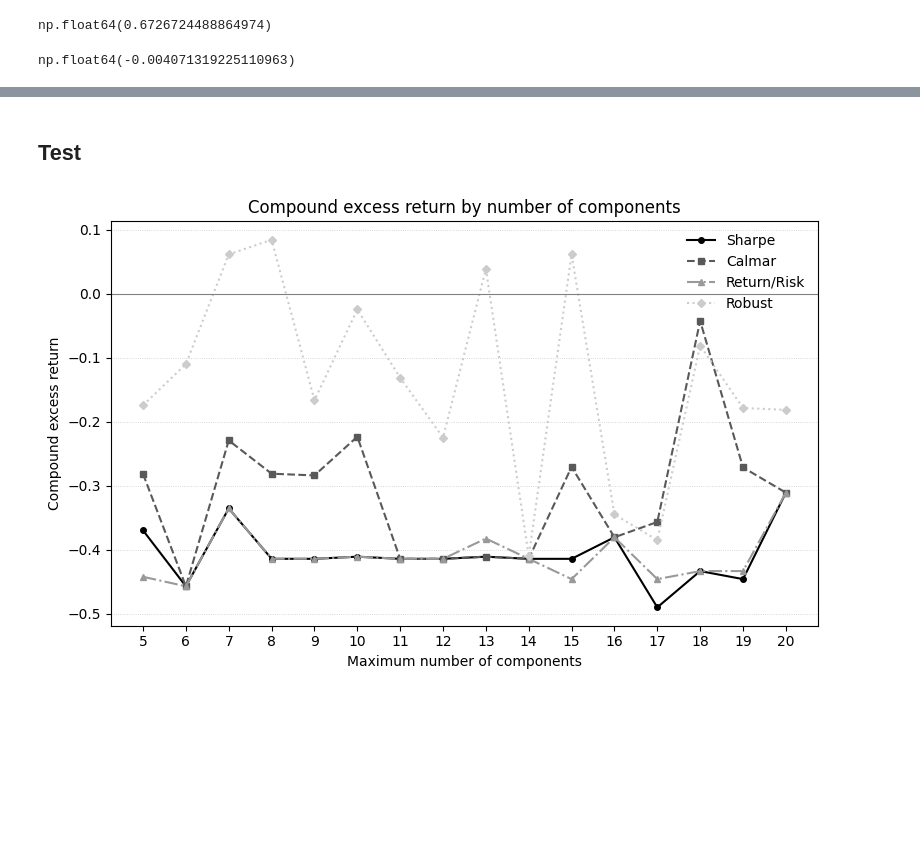
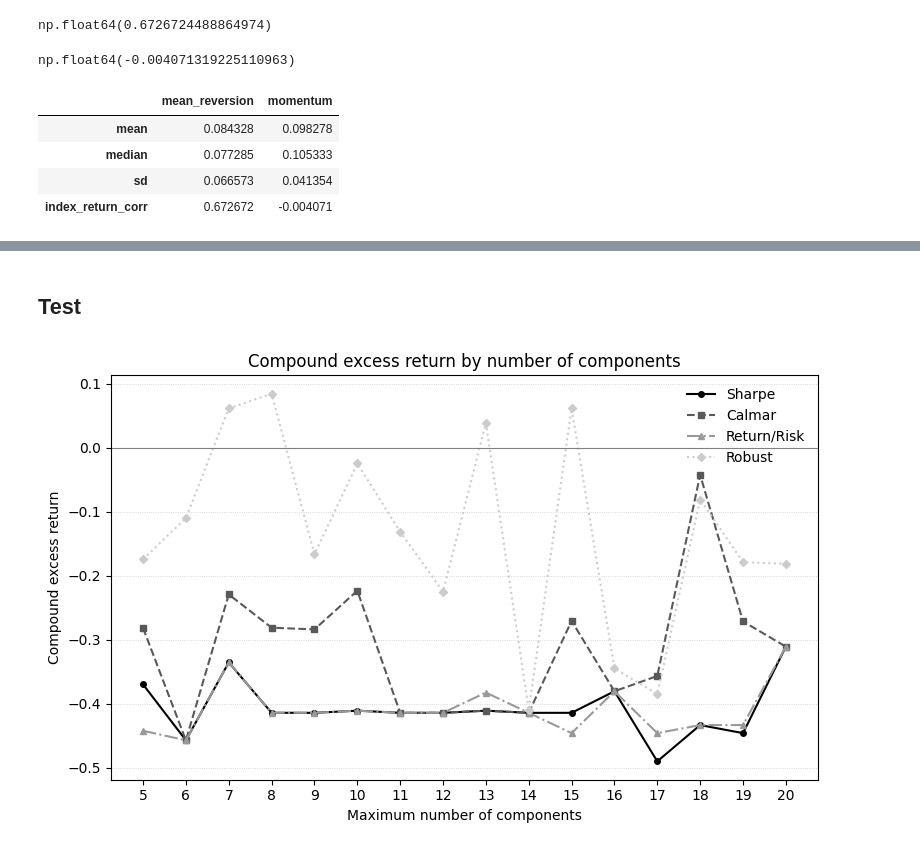
Before and after one commit to iNANOV/MPF_Dev, a Jupyter notebook: notebooks/research_for_article_3.ipynb, the cells around one changed output, grey strips where cells are left out. Cells and saved outputs as stored; diff of their text form; code cells hidden in the pictures; blank space fills up the shorter version.

```diff
--- a/notebooks/research_for_article_3.ipynb
+++ b/notebooks/research_for_article_3.ipynb
@@ -2920,3 +3803,31 @@ np.float64(0.6726724488864974)
 df_index_summary["index_return"].corr(df_index_summary["momentum_mean"])
 # %% [output]
 np.float64(-0.004071319225110963)
+# %%
+df_summary_stats = pd.DataFrame({
+    "mean_reversion": [
+        df_index_summary["mean_reversion_mean"].mean(),
+        df_index_summary["mean_reversion_median"].mean(),
+        df_index_summary["mean_reversion_sd"].mean(),
+        df_index_summary["index_return"].corr(df_index_summary["mean_reversion_mean"])
+    ],
+    "momentum": [
+        df_index_summary["momentum_mean"].mean(),
+        df_index_summary["momentum_median"].mean(),
+        df_index_summary["momentum_sd"].mean(),
+        df_index_summary["index_return"].corr(df_index_summary["momentum_mean"])
+    ]
+}, index=[
+    "mean",
+    "median",
+    "sd",
+    "index_return_corr"
+])
+
+df_summary_stats
+# %% [output]
+|  | mean_reversion | momentum |
+| mean | 0.084328 | 0.098278 |
+| median | 0.077285 | 0.105333 |
+| sd | 0.066573 | 0.041354 |
+| index_return_corr | 0.672672 | -0.004071 |
```
Also changed, not shown: parts of 13 cells of this notebook.
